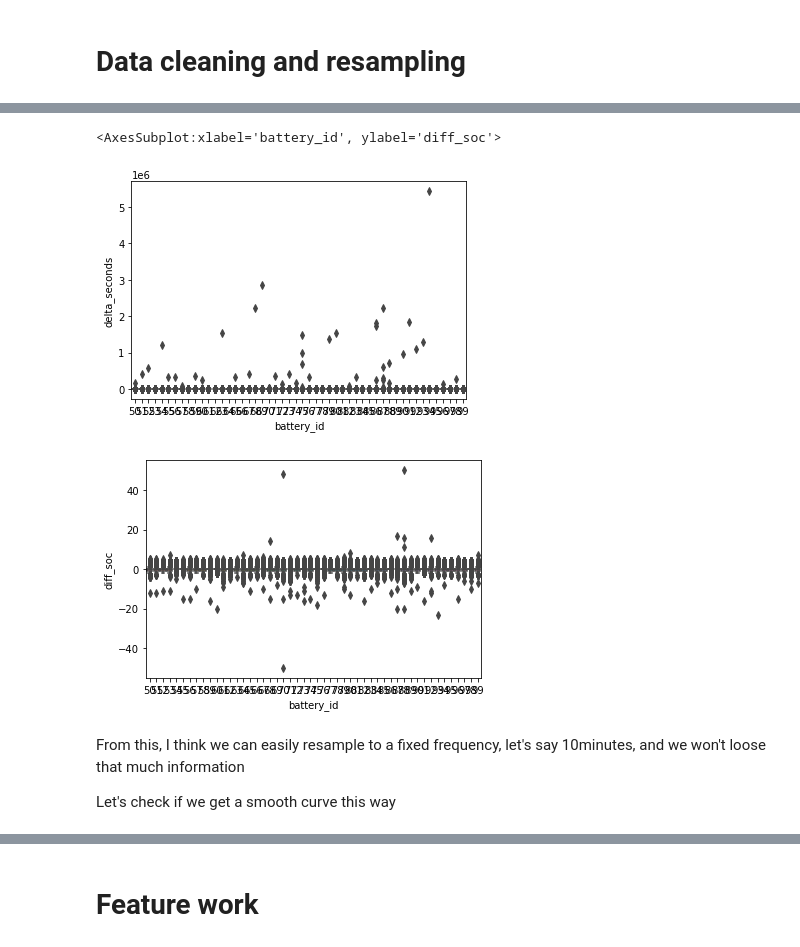
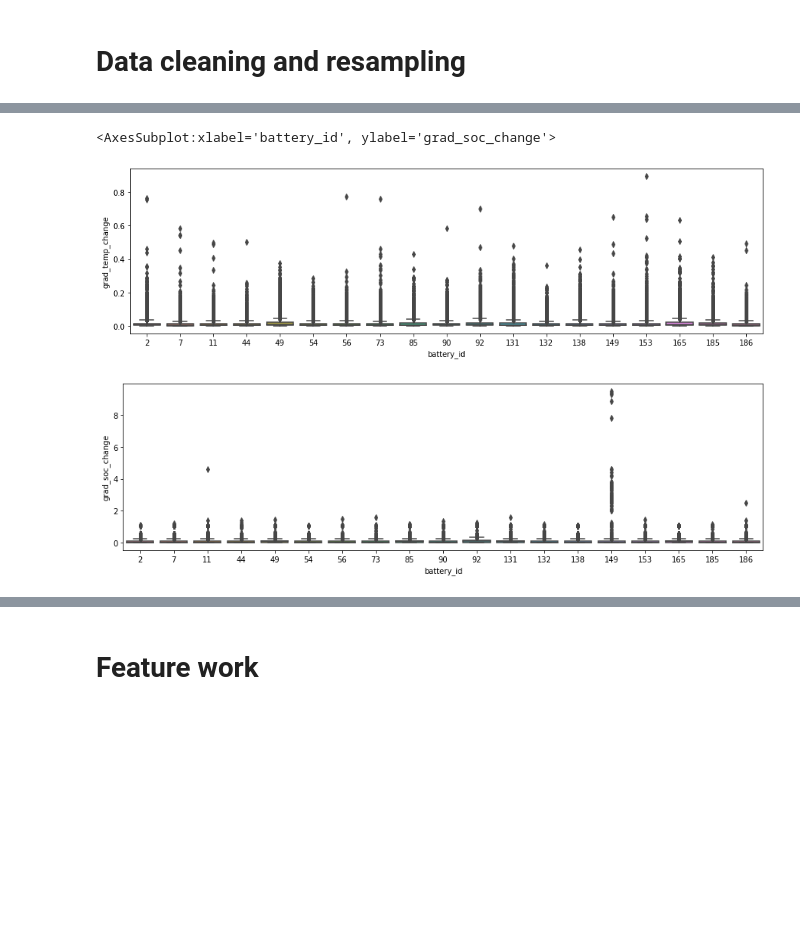
Before and after one commit to EliasGaliounas/BatteryDevBBoxx, a Jupyter notebook: notebooks/1_clean_data_backbone.ipynb, the cells around one changed output, grey strips where cells are left out. Saved outputs shown, nothing was run; the diff lists cells and outputs as text; code cells hidden in the pictures; blank space fills up the shorter version.

Commit message:
working on plots

```diff
--- a/notebooks/1_clean_data_backbone.ipynb
+++ b/notebooks/1_clean_data_backbone.ipynb
@@ -15,0 +26,2 @@ df = df.set_index('timestamp')
+# %%
+df = pd.concat(dfs, axis = 0)
@@ -16,9 +33,8 @@ df = df.set_index('timestamp')
 # %% [markdown]
 # Data cleaning and resampling
 # %%
-diff = df.reset_index()[['battery_id','state_of_charge_percent','timestamp']].dropna().sort_values(['battery_id','timestamp'])
+diff = df.reset_index()[['battery_id','temperature','state_of_charge_percent','timestamp']].dropna().sort_values(['battery_id','timestamp'])
 diff = diff.reset_index(drop = True).reset_index().set_index(['index','battery_id'])
-diff[['diff_soc','delta_time']] = diff.groupby('battery_id').diff()
+diff[['diff_temp','diff_soc','delta_time']] = diff.groupby('battery_id').diff()
 diff['delta_seconds'] = diff['delta_time'].dt.total_seconds()
 diff = diff.dropna()
-diff.groupby('diff_soc').count()['timestamp'].plot(marker = '*')
@@ -27,0 +41,2 @@ diff.groupby('diff_soc').count()['timestamp'].plot(marker = '*')
+# %%
+diff = diff.reset_index()
@@ -28,12 +59,16 @@ diff.groupby('diff_soc').count()['timestamp'].plot(marker = '*')
+# %%
+diff['grad_temp_change'] = 60*np.abs(diff['diff_temp']) / diff['delta_seconds']
+diff['grad_soc_change'] = 60*np.abs(diff['diff_soc']) / diff['delta_seconds']
 # %%
-sns.boxplot(data = diff['delta_seconds'].reset_index(), x = 'battery_id', y = 'delta_seconds')
+n = 20
+random_ids = np.random.choice(diff.battery_id.unique(), n)
+
+df_plot = diff[diff['battery_id'].isin(random_ids)]
+
+sns.boxplot(data = df_plot, x = 'battery_id', y = 'grad_temp_change')
 plt.figure()
-sns.boxplot(data = diff['diff_soc'].reset_index(), x = 'battery_id', y = 'diff_soc')
+sns.boxplot(data = df_plot,  x = 'battery_id', y = 'grad_soc_change')
 # %% [output]
-<AxesSubplot:xlabel='battery_id', ylabel='diff_soc'>
+<AxesSubplot:xlabel='battery_id', ylabel='grad_soc_change'>
-[figure, old version]
+[figure, new version]
-[figure, old version]
+[figure, new version]
-# %% [markdown]
-From this, I think we can easily resample to a fixed frequency, let's say 10minutes, and we won't loose that much information
-
-Let's check if we get a smooth curve this way
```
Also changed, not shown: parts of 35 cells of this notebook, 13 other files.
